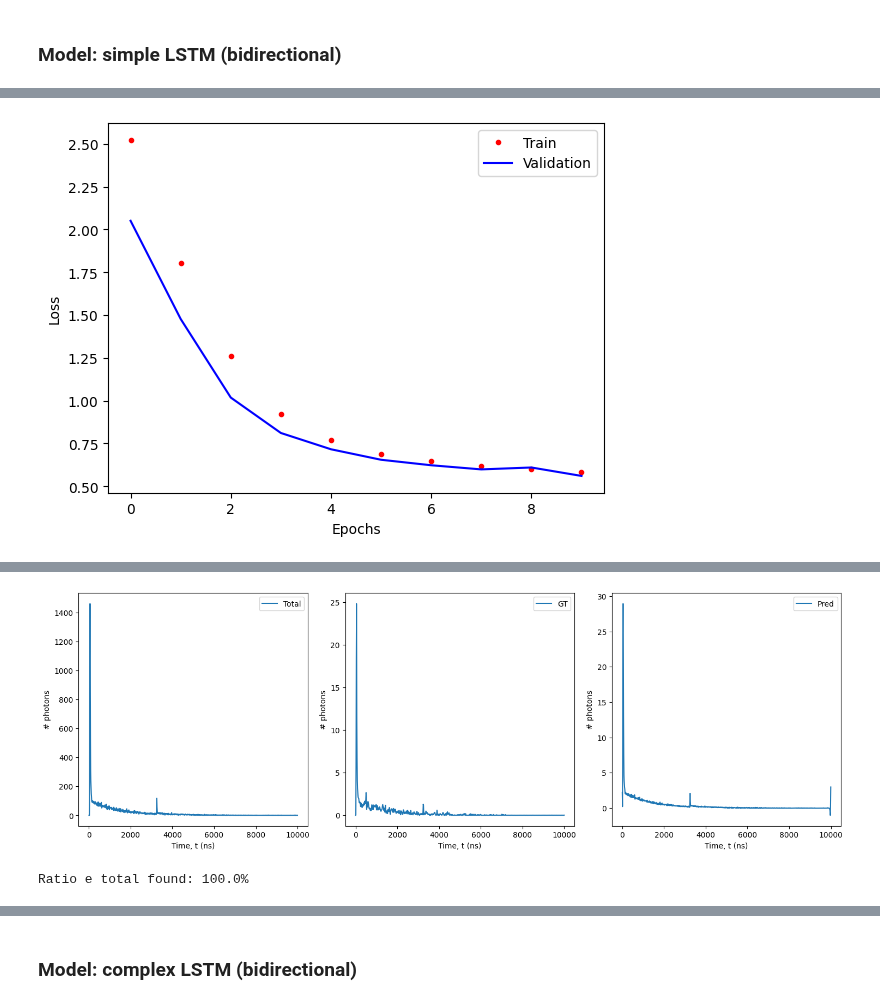
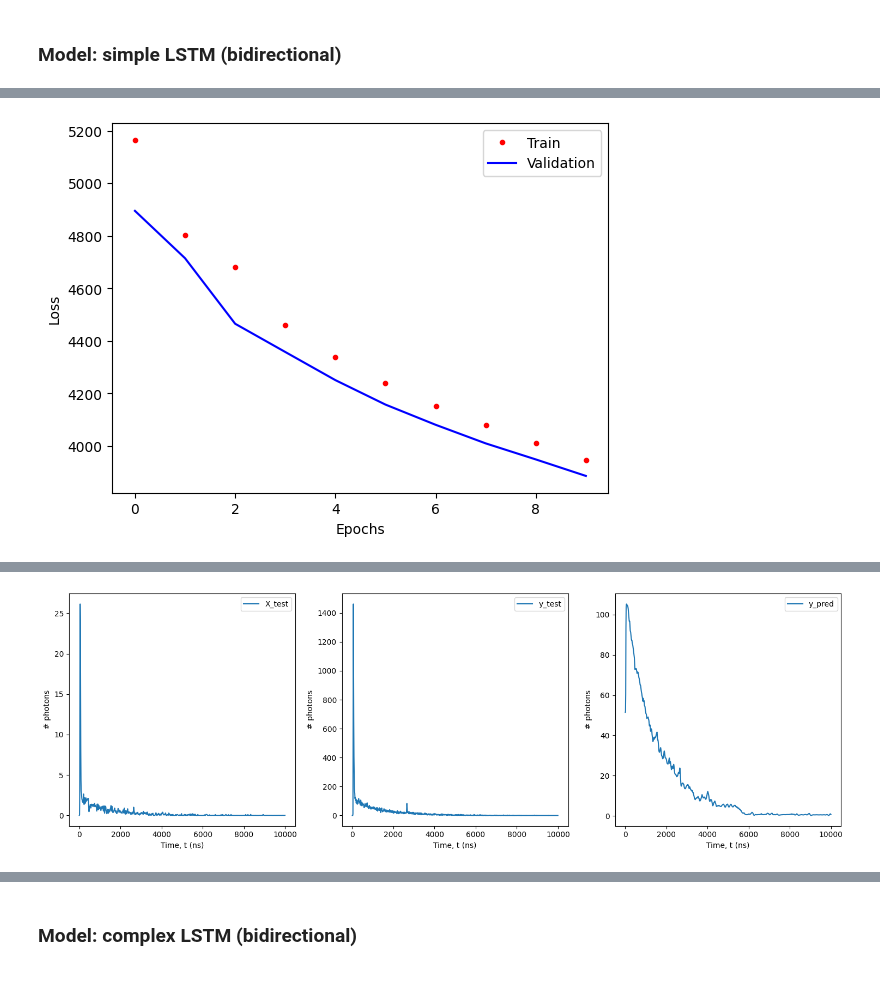
Before and after one commit to JaviGamero/LArTPC_Calibration, a Jupyter notebook: scripts/python/signalConversion/DL_Conversion.ipynb, the cells around one changed output, grey strips where cells are left out. Cells and saved outputs as stored; diff of their text form; code cells hidden in the pictures.

```diff
--- a/scripts/python/signalConversion/DL_Conversion.ipynb
+++ b/scripts/python/signalConversion/DL_Conversion.ipynb
@@ -122,0 +192,21 @@ def NN_trainPlot(history):
+# %%
+m0 = time()
+
+signals_idx = []
+min_peak=50
+min_t = 500
+for idx in signals_id.index:
+    x = signals_id.loc[idx, t_idx]
+
+    model = greedyDecomposition(t_id[t_idx], x)
+    model.automaticFit()
+    model.extractElectronSignal()
+
+    x_e = np.array(model.decomp_signal).reshape(-1)
+    maxarg = np.argmax(x_e)
+    if (x_e[maxarg] > min_peak) and (t_id[maxarg] > min_t):
+        signals_idx.append(idx)
+
+signals_id = signals_id.loc[signals_idx,:]
+signals_dec_us =signals_dec_us.loc[signals_idx,:]
+print('Time spent filtering: ', time()-m0, '(s)')
@@ -123,7 +221,8 @@ def NN_trainPlot(history):
 # %%
 from sklearn.model_selection import train_test_split
-X = np.array(signals_id.iloc[:,:].values)
-y = np.array(signals_dec_us.iloc[:,:].values)
+t_id = t_id[:]
+X = np.array(signals_dec_us.iloc[:,:].values)
+y = np.array(signals_id.iloc[:,:].values)
 
 X_train, X_test, y_train, y_test = train_test_split(X, y,
                                                     test_size=0.3,
@@ -134,3 +233,8 @@ y_train = y_train.astype('float64')
 
 X_test = X_test[:,:, np.newaxis].astype('float64')
 y_test = y_test.astype('float64')
+# %%
+i=21
+v = [X_train[i,:,0], y_train[i,:]]
+plotSignals(t_id, v, ['Original (ADC)', 'Target (#photons)'], ylabel='',
+            sep=True, figsize=(10,5))
@@ -164,7 +274,7 @@ def testModel(model, history, t, X_test, y_test, plot=True, i=5):
     if plot:
         i=i
         v = [X_test[i,:,0], y_test[i,:], np.array(y_pred[i,:])]
-        plotSignals(t, v, ['Total', 'GT', 'Pred'], sep='True', figsize=(15,5))
+        plotSignals(t, v, ['X_test', 'y_test', 'y_pred'], sep='True', figsize=(15,5))
 
     # e_found = 0
     # for GT, pred in zip(y_test, y_pred):
@@ -210,13 +320,13 @@ def model_SimpleBidirectional(n_hidden_layers=1, n_neurons=[16],
 # %%
 model = model_SimpleBidirectional(n_hidden_layers=1,
                                   n_neurons=[64],
-                                  activation=['sigmoid'],
+                                  activation=['tanh'],
                                   timesteps=timesteps,
                                   features=features)
 
 model.compile(optimizer='adam', loss='mean_squared_error')
 history = model.fit(X_train, y_train, batch_size=32, epochs=10,
-                    validation_split=0.3)
+                    validation_split=0.15)
 
 testModel(model, history, t_id, X_test, y_test, i=24)
 # %% [output]
@@ -243 +353 @@ Epoch 10/10
-[figure, old version]
+[figure, new version]
@@ -245,2 +355 @@ Epoch 10/10
-[figure, old version]
+[figure, new version]
-Ratio e total found: 100.0%
```
Also changed, not shown: parts of 29 cells of this notebook.
